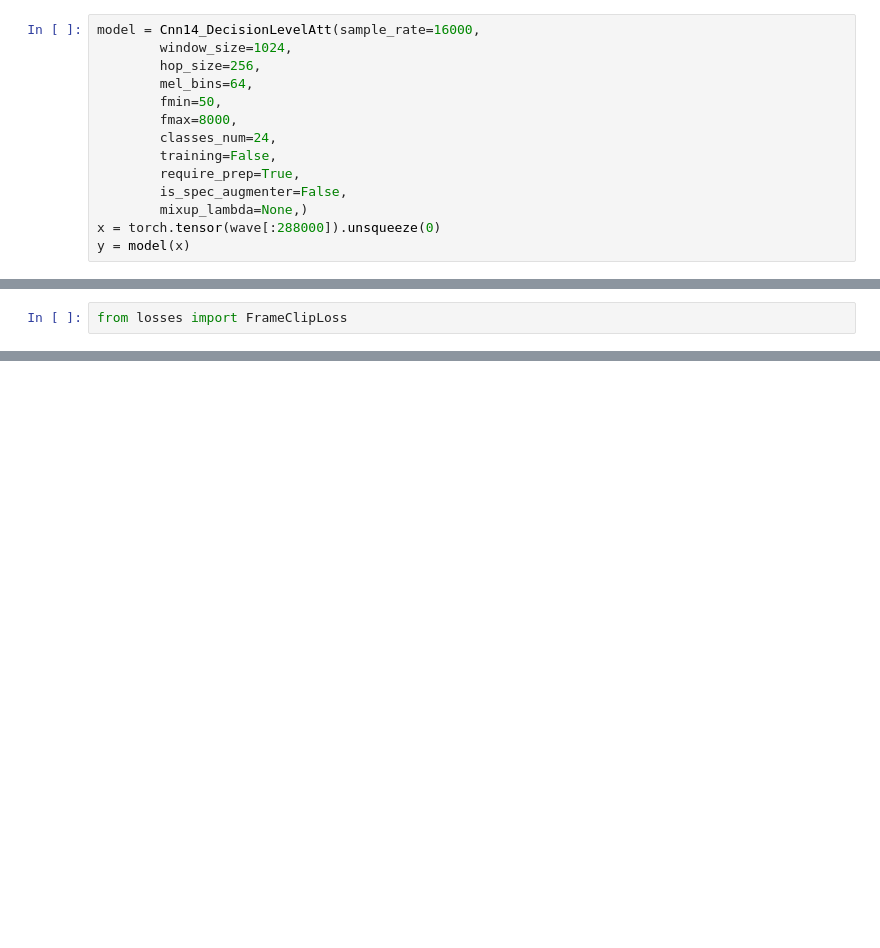
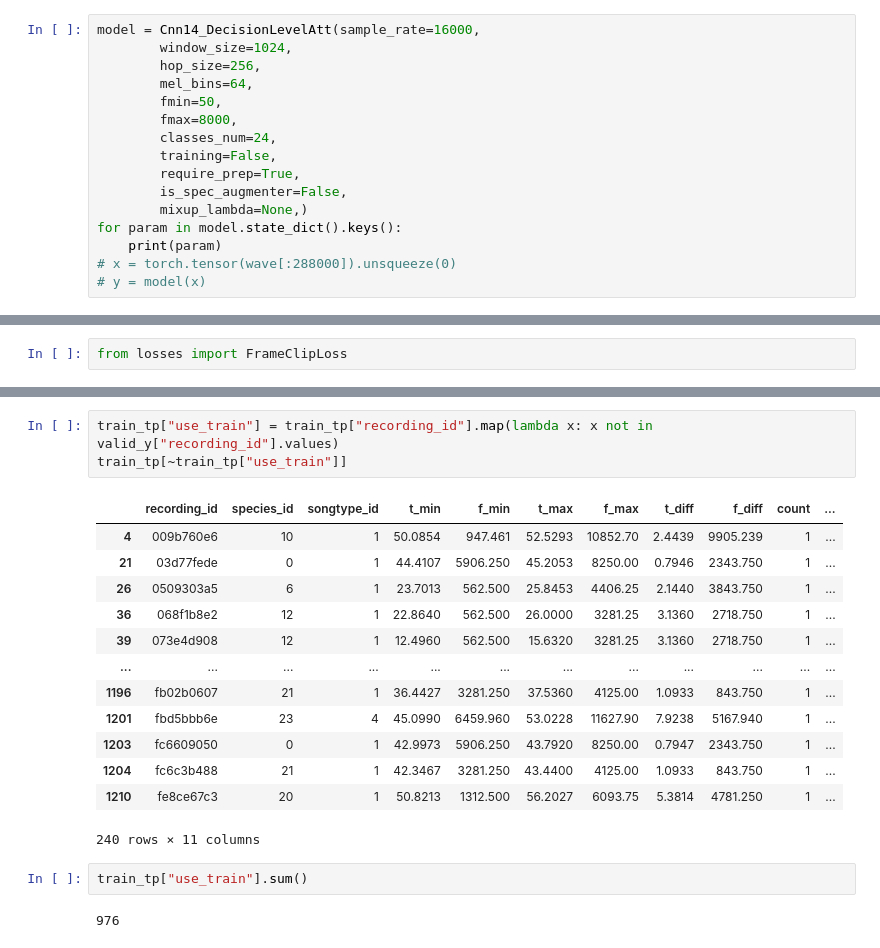
Before and after one commit to ibkuroyagi/Rainforest-Connection-Species-Audio-Detection, a Jupyter notebook: working/EDA.ipynb, the cells around one changed output, grey strips where cells are left out. Drawn from its saved outputs; the diff is of its cells as text; blank space fills up the shorter version.

```diff
--- a/working/EDA.ipynb
+++ b/working/EDA.ipynb
@@ -233,6 +233,8 @@ model = Cnn14_DecisionLevelAtt(sample_rate=16000,
         require_prep=True,
         is_spec_augmenter=False,
         mixup_lambda=None,)
-x = torch.tensor(wave[:288000]).unsqueeze(0)
-y = model(x)
+for param in model.state_dict().keys():
+    print(param)
+# x = torch.tensor(wave[:288000]).unsqueeze(0)
+# y = model(x)
 # %% [output]
@@ -302,0 +298,21 @@ losses.frame_clip_loss.FrameClipLoss
+# %%
+train_tp["use_train"] = train_tp["recording_id"].map(lambda x: x not in valid_y["recording_id"].values)
+train_tp[~train_tp["use_train"]]
+# %% [output]
+|  | recording_id | species_id | songtype_id | t_min | f_min | t_max | f_max | t_diff | f_diff | count | ... |
+| 4 | 009b760e6 | 10 | 1 | 50.0854 | 947.461 | 52.5293 | 10852.70 | 2.4439 | 9905.239 | 1 | ... |
+| 21 | 03d77fede | 0 | 1 | 44.4107 | 5906.250 | 45.2053 | 8250.00 | 0.7946 | 2343.750 | 1 | ... |
+| 26 | 0509303a5 | 6 | 1 | 23.7013 | 562.500 | 25.8453 | 4406.25 | 2.1440 | 3843.750 | 1 | ... |
+| 36 | 068f1b8e2 | 12 | 1 | 22.8640 | 562.500 | 26.0000 | 3281.25 | 3.1360 | 2718.750 | 1 | ... |
+| 39 | 073e4d908 | 12 | 1 | 12.4960 | 562.500 | 15.6320 | 3281.25 | 3.1360 | 2718.750 | 1 | ... |
+| ... | ... | ... | ... | ... | ... | ... | ... | ... | ... | ... | ... |
+| 1196 | fb02b0607 | 21 | 1 | 36.4427 | 3281.250 | 37.5360 | 4125.00 | 1.0933 | 843.750 | 1 | ... |
+| 1201 | fbd5bbb6e | 23 | 4 | 45.0990 | 6459.960 | 53.0228 | 11627.90 | 7.9238 | 5167.940 | 1 | ... |
+| 1203 | fc6609050 | 0 | 1 | 42.9973 | 5906.250 | 43.7920 | 8250.00 | 0.7947 | 2343.750 | 1 | ... |
+| 1204 | fc6c3b488 | 21 | 1 | 42.3467 | 3281.250 | 43.4400 | 4125.00 | 1.0933 | 843.750 | 1 | ... |
+| 1210 | fe8ce67c3 | 20 | 1 | 50.8213 | 1312.500 | 56.2027 | 6093.75 | 5.3814 | 4781.250 | 1 | ... |
+240 rows × 11 columns
+# %%
+train_tp["use_train"].sum()
+# %% [output]
+976
```
Also changed, not shown: parts of 15 cells of this notebook, 10 other files.
